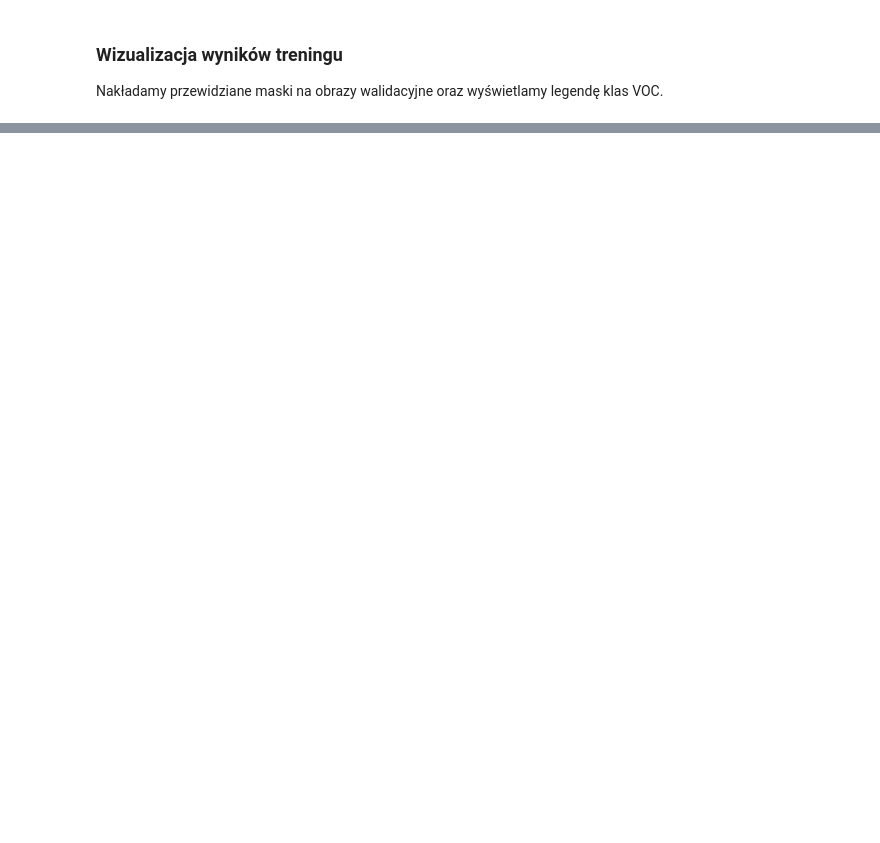
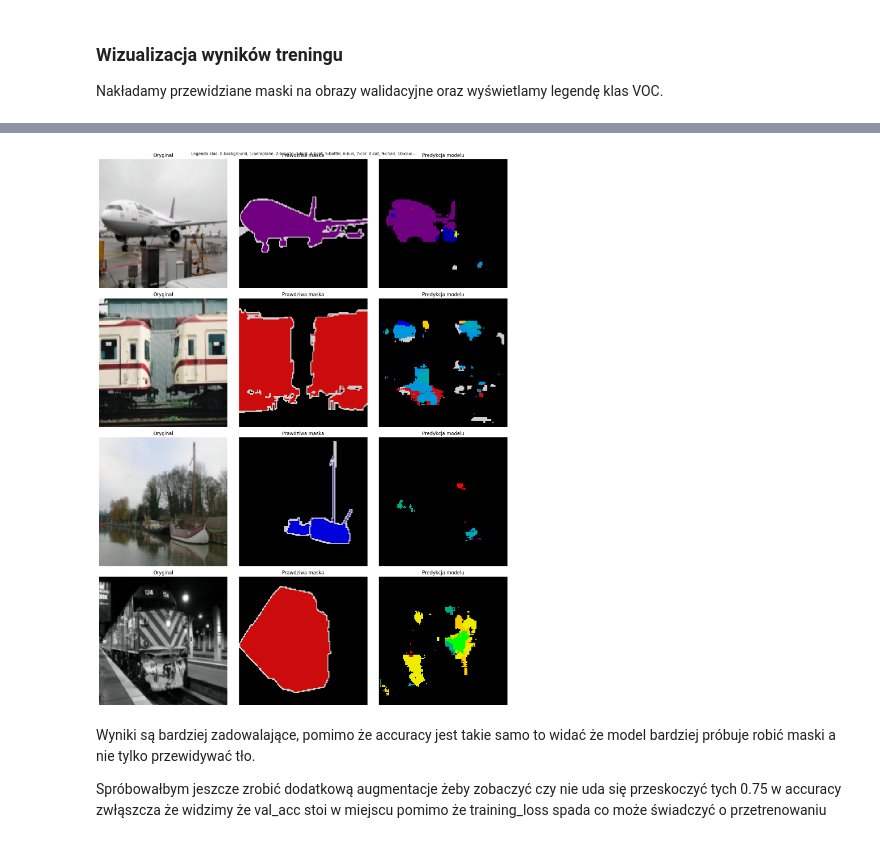
Before and after one commit to Solvro/ml-wakacyjne-wyzwanie-2026, a Jupyter notebook: 03_sieci_neuronowe_wizja_komputerowa/03_computer_vision_hw.ipynb, the cells around one changed output, grey strips where cells are left out. Drawn from its saved outputs; the diff is of its cells as text; code cells hidden in the pictures; blank space fills up the shorter version.

```diff
--- a/03_sieci_neuronowe_wizja_komputerowa/03_computer_vision_hw.ipynb
+++ b/03_sieci_neuronowe_wizja_komputerowa/03_computer_vision_hw.ipynb
@@ -62,7 +64,7 @@ CONFIG = {
     "ignore_index": 255,
 
     "lr": 1e-3,
-    "epochs": 5,           # Zwiększ liczbę epok
+    "epochs": 50,           # Zwiększ liczbę epok
     "max_steps_per_epoch": None, # Ustaw None, aby trenować na pełnym zbiorze
 }
 
@@ -236,7 +264,8 @@ for epoch in range(CONFIG["epochs"]):
     steps = 0
 
     for step, (imgs, masks) in enumerate(train_loader):
-        if step >= CONFIG["max_steps_per_epoch"]:
+        #Dopisałem tutaj żeby sprawdzało czy nie jest None bo wywalało błąd "'>=' not supported between instances of 'int' and 'NoneType'"
+        if CONFIG["max_steps_per_epoch"] is not None and step >= CONFIG["max_steps_per_epoch"]:
             break
         imgs = imgs.to(device, non_blocking=True)
         masks = masks.to(device, non_blocking=True)
@@ -309,0 +477,48 @@ visualize_predictions(model, val_ds, device)
+# %%
+#wizualizacja dla alternatywnego treningu
+VOC_CLASSES = [
+    'background', 'aeroplane', 'bicycle', 'bird', 'boat', 'bottle', 'bus', 'car', 'cat', 'chair', 'cow',
+    'diningtable', 'dog', 'horse', 'motorbike', 'person', 'pottedplant', 'sheep', 'sofa', 'train', 'tvmonitor'
+]
+
+def visualize_predictions(model, dataset, device, num_samples=4):
+    model.eval()
+    fig, axes = plt.subplots(num_samples, 3, figsize=(15, 5 * num_samples))
+    #Z jakiegoś powodu wizualizacja nie działa i predykcja modelu zwraca pusty obraz pomimo val_pixel_axx =~ 0.7
+    with torch.no_grad():
+        for i in range(num_samples):
+            img, mask = dataset[i]
+
+            input_batch = img.unsqueeze(0).to(device)
+            logits = model(input_batch)
+            preds = logits.argmax(dim=1).cpu().squeeze(0)
+
+            # Obraz oryginalny
+            img_display = img.permute(1, 2, 0).numpy() * IMAGENET_STD + IMAGENET_MEAN
+            img_display = np.clip(img_display, 0, 1)
+
+            axes[i, 0].imshow(img_display)
+            axes[i, 0].set_title("Oryginał")
+
+            # Prawdziwa maska
+            axes[i, 1].imshow(mask, cmap='nipy_spectral', vmin=0, vmax=20)
+            axes[i, 1].set_title("Prawdziwa maska")
+
+            # Predykcja
+            axes[i, 2].imshow(preds, cmap='nipy_spectral', vmin=0, vmax=20)
+            axes[i, 2].set_title("Predykcja modelu")
+
+            for ax in axes[i]: ax.axis('off')
+
+    plt.suptitle("Legenda klas: " + ", ".join([f"{i}:{c}" for i, c in enumerate(VOC_CLASSES[:11])]) + "...", fontsize=10)
+    plt.tight_layout()
+    plt.show()
+
+visualize_predictions(model, val_ds, device)
+# %% [output]
+[figure, added]
+# %% [markdown]
+Wyniki są bardziej zadowalające, pomimo że accuracy jest takie samo to widać że model bardziej próbuje robić maski a nie tylko przewidywać tło.
+
+
+Spróbowałbym jeszcze zrobić dodatkową augmentacje żeby zobaczyć czy nie uda się przeskoczyć tych 0.75 w accuracy zwłąszcza że widzimy że val_acc stoi w miejscu pomimo że training_loss spada co może świadczyć o przetrenowaniu
```
Also changed, not shown: parts of 13 cells of this notebook.
